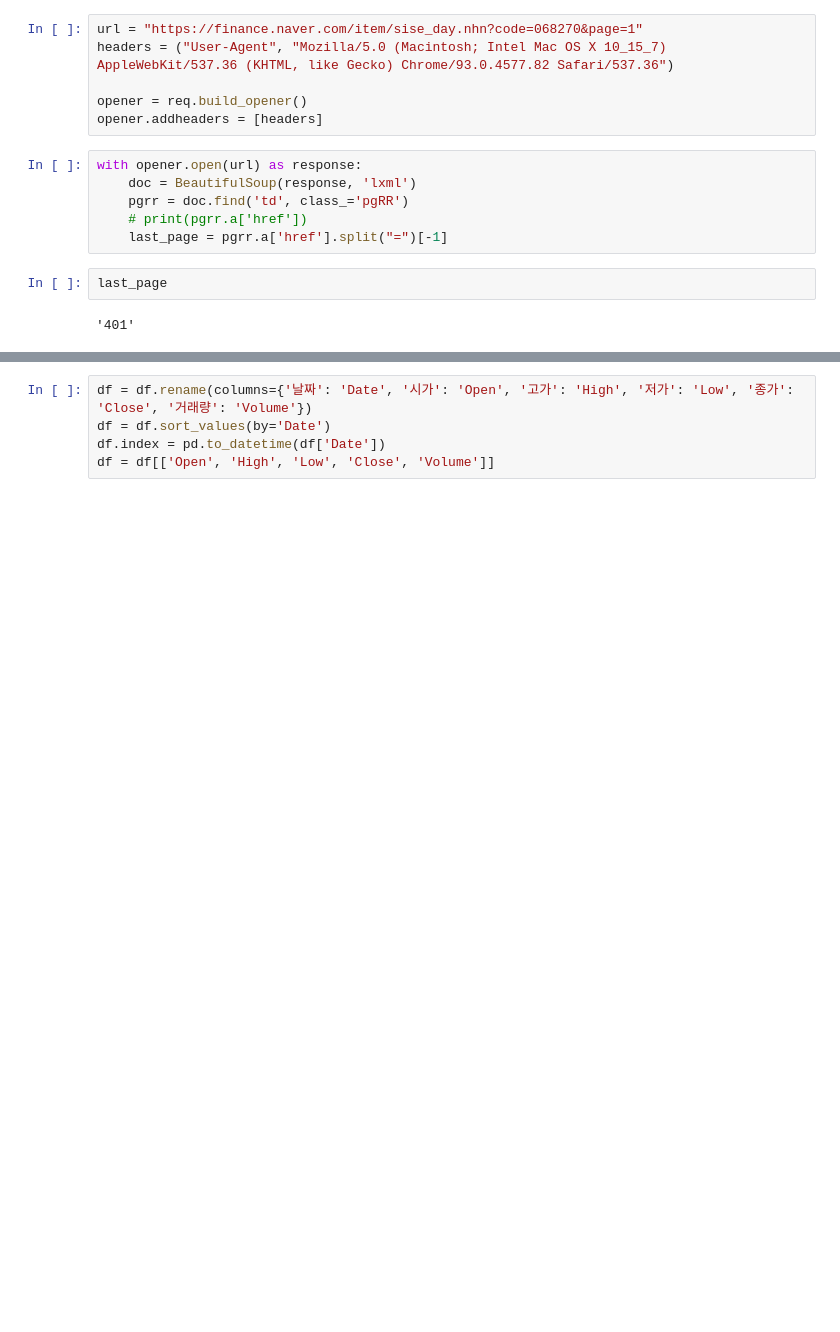
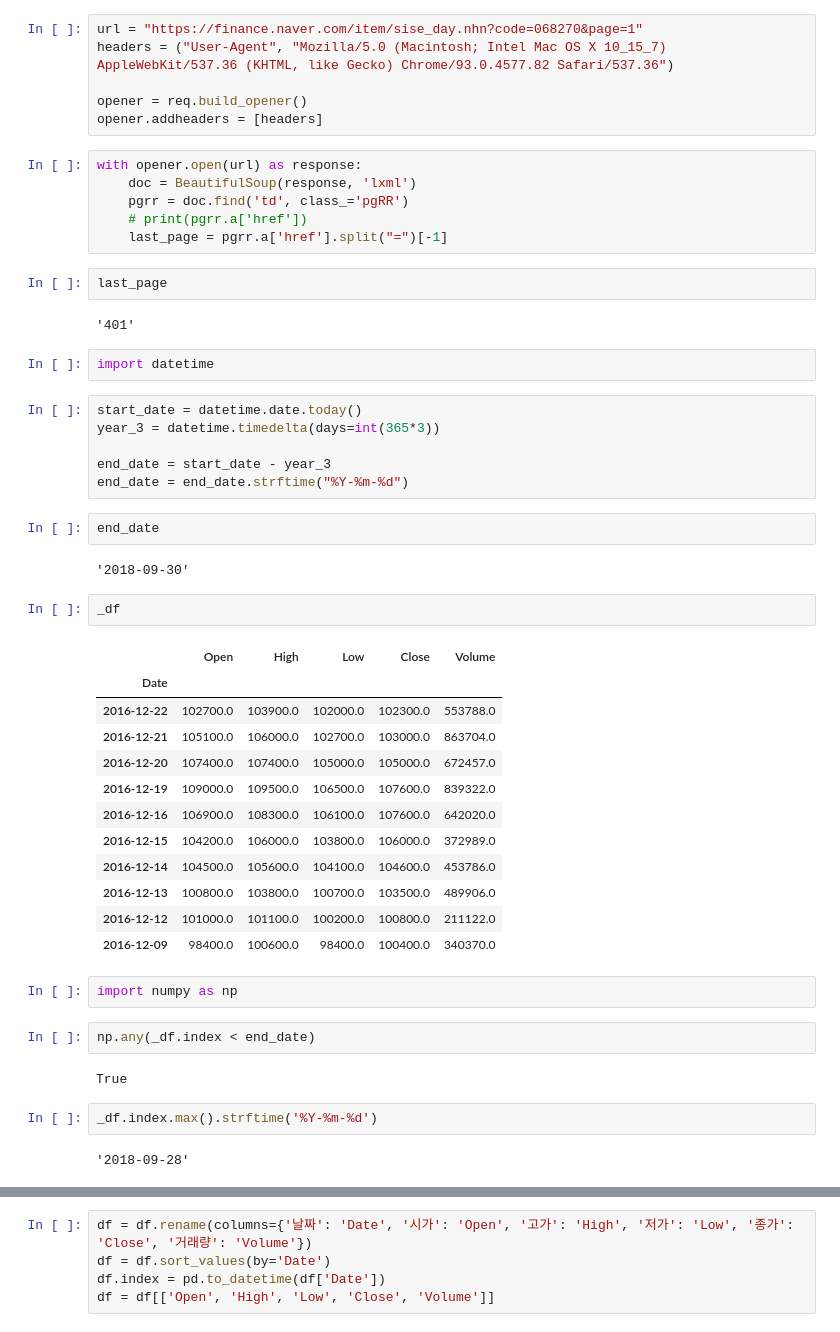
Before and after one commit to ByungSun/stock-data-analysis, a Jupyter notebook: days_notebook/20210926.ipynb, the cells around one changed output, grey strips where cells are left out. Drawn from its saved outputs; the diff is of its cells as text; blank space fills up the shorter version.

```diff
--- a/days_notebook/20210926.ipynb
+++ b/days_notebook/20210926.ipynb
@@ -71,6 +100,43 @@ with opener.open(url) as response:
 last_page
 # %% [output]
 '401'
+# %%
+import datetime
+# %%
+start_date = datetime.date.today()
+year_3 = datetime.timedelta(days=int(365*3))
+
+end_date = start_date - year_3
+end_date = end_date.strftime("%Y-%m-%d")
+# %%
+end_date
+# %% [output]
+'2018-09-30'
+# %%
+_df
+# %% [output]
+|  | Open | High | Low | Close | Volume |
+| Date |  |  |  |  |  |
+| 2016-12-22 | 102700.0 | 103900.0 | 102000.0 | 102300.0 | 553788.0 |
+| 2016-12-21 | 105100.0 | 106000.0 | 102700.0 | 103000.0 | 863704.0 |
+| 2016-12-20 | 107400.0 | 107400.0 | 105000.0 | 105000.0 | 672457.0 |
+| 2016-12-19 | 109000.0 | 109500.0 | 106500.0 | 107600.0 | 839322.0 |
+| 2016-12-16 | 106900.0 | 108300.0 | 106100.0 | 107600.0 | 642020.0 |
+| 2016-12-15 | 104200.0 | 106000.0 | 103800.0 | 106000.0 | 372989.0 |
+| 2016-12-14 | 104500.0 | 105600.0 | 104100.0 | 104600.0 | 453786.0 |
+| 2016-12-13 | 100800.0 | 103800.0 | 100700.0 | 103500.0 | 489906.0 |
+| 2016-12-12 | 101000.0 | 101100.0 | 100200.0 | 100800.0 | 211122.0 |
+| 2016-12-09 | 98400.0 | 100600.0 | 98400.0 | 100400.0 | 340370.0 |
+# %%
+import numpy as np
+# %%
+np.any(_df.index < end_date)
+# %% [output]
+True
+# %%
+_df.index.max().strftime('%Y-%m-%d')
+# %% [output]
+'2018-09-28'
 # %%
 df = pd.DataFrame()
 sise_url = "https://finance.naver.com/item/sise_day.nhn?code=068270" # 셀트리온 종목코드 : 068270
```
Also changed, not shown: parts of 22 cells of this notebook, 1 other file.
